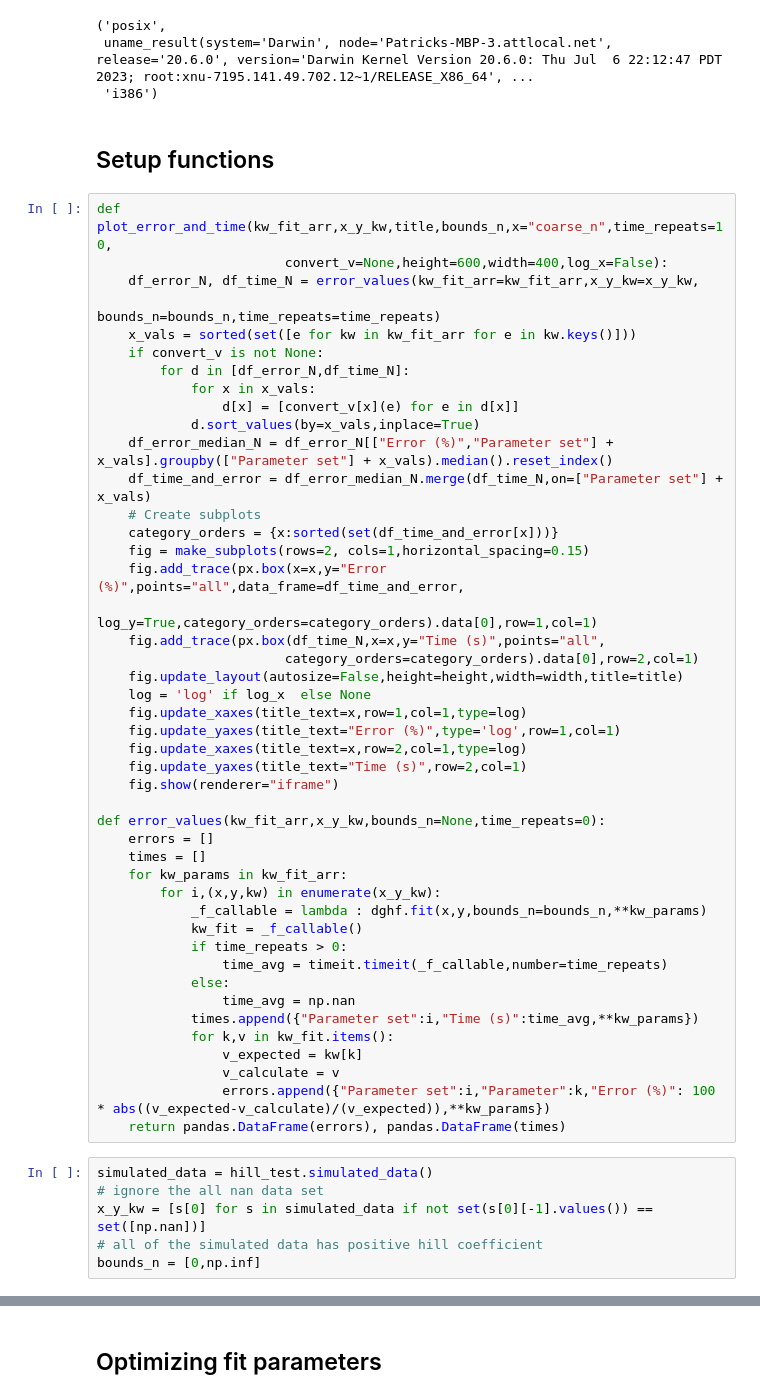
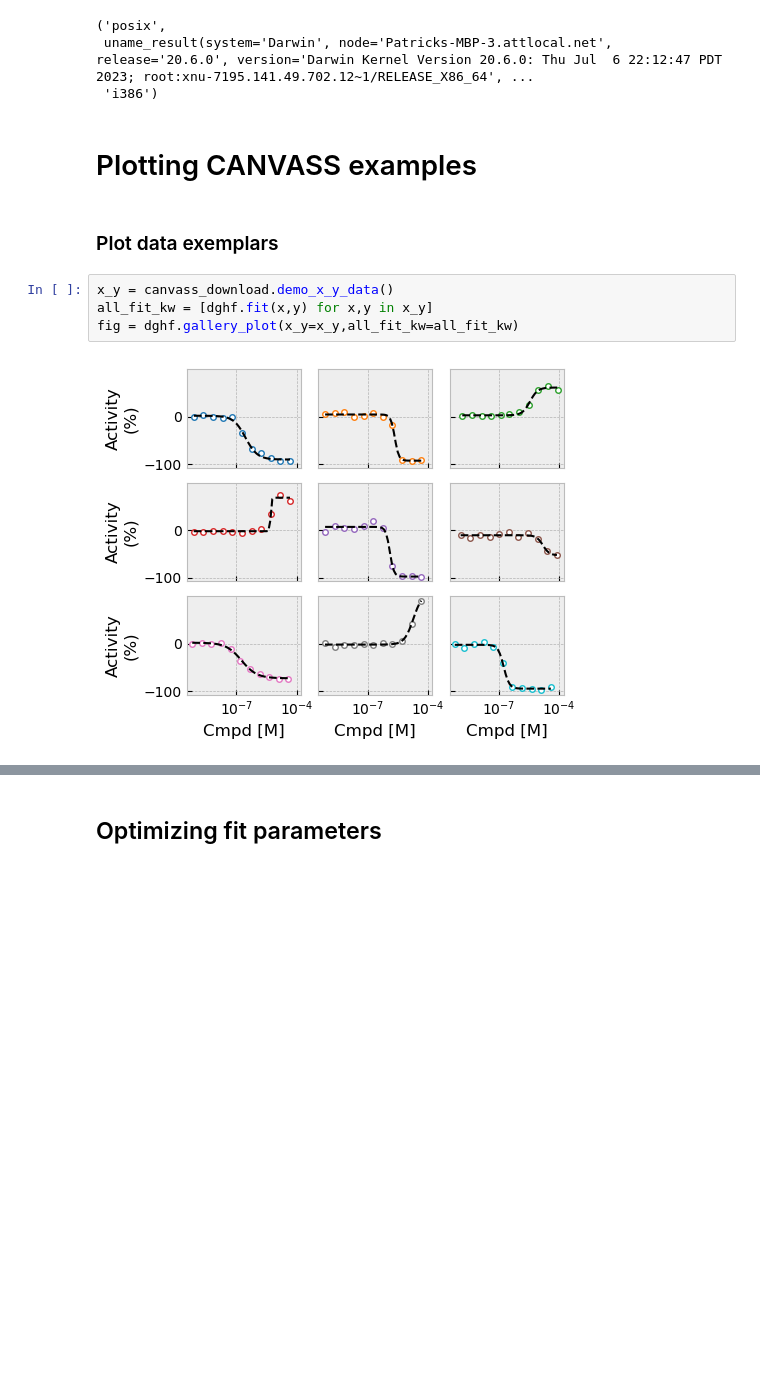
Before and after one commit to prheenan/dghf, a Jupyter notebook: example.ipynb, the cells around one changed output, grey strips where cells are left out. Saved outputs shown, nothing was run; the diff lists cells and outputs as text; blank space fills up the shorter version.

```diff
--- a/example.ipynb
+++ b/example.ipynb
@@ -33,56 +30,13 @@ os.name, platform.uname(), platform.processor()
 ('posix',
  uname_result(system='Darwin', node='Patricks-MBP-3.attlocal.net', release='20.6.0', version='Darwin Kernel Version 20.6.0: Thu Jul  6 22:12:47 PDT 2023; root:xnu-7195.141.49.702.12~1/RELEASE_X86_64', ...
  'i386')
-# %% [markdown]
-## Setup functions
-# %%
-def plot_error_and_time(kw_fit_arr,x_y_kw,title,bounds_n,x="coarse_n",time_repeats=10,
-                        convert_v=None,height=600,width=400,log_x=False):
-    df_error_N, df_time_N = error_values(kw_fit_arr=kw_fit_arr,x_y_kw=x_y_kw,
-                                         bounds_n=bounds_n,time_repeats=time_repeats)
-    x_vals = sorted(set([e for kw in kw_fit_arr for e in kw.keys()]))
-    if convert_v is not None:
-        for d in [df_error_N,df_time_N]:
-            for x in x_vals:
-                d[x] = [convert_v[x](e) for e in d[x]]
-            d.sort_values(by=x_vals,inplace=True)
-    df_error_median_N = df_error_N[["Error (%)","Parameter set"] + x_vals].groupby(["Parameter set"] + x_vals).median().reset_index()
-    df_time_and_error = df_error_median_N.merge(df_time_N,on=["Parameter set"] + x_vals)
-    # Create subplots
-    category_orders = {x:sorted(set(df_time_and_error[x]))}
-    fig = make_subplots(rows=2, cols=1,horizontal_spacing=0.15)
-    fig.add_trace(px.box(x=x,y="Error (%)",points="all",data_frame=df_time_and_error,
-                         log_y=True,category_orders=category_orders).data[0],row=1,col=1)
-    fig.add_trace(px.box(df_time_N,x=x,y="Time (s)",points="all",
-                        category_orders=category_orders).data[0],row=2,col=1)
-    fig.update_layout(autosize=False,height=height,width=width,title=title)
-    log = 'log' if log_x  else None
-    fig.update_xaxes(title_text=x,row=1,col=1,type=log)
-    fig.update_yaxes(title_text="Error (%)",type='log',row=1,col=1)
-    fig.update_xaxes(title_text=x,row=2,col=1,type=log)
-    fig.update_yaxes(title_text="Time (s)",row=2,col=1)
-    fig.show(renderer="iframe")
-
-def error_values(kw_fit_arr,x_y_kw,bounds_n=None,time_repeats=0):
-    errors = []
-    times = []
-    for kw_params in kw_fit_arr:
-        for i,(x,y,kw) in enumerate(x_y_kw):
-            _f_callable = lambda : dghf.fit(x,y,bounds_n=bounds_n,**kw_params)
-            kw_fit = _f_callable()
-            if time_repeats > 0:
-                time_avg = timeit.timeit(_f_callable,number=time_repeats)
-            else:
-                time_avg = np.nan
-            times.append({"Parameter set":i,"Time (s)":time_avg,**kw_params})
-            for k,v in kw_fit.items():
-                v_expected = kw[k]
-                v_calculate = v
-                errors.append({"Parameter set":i,"Parameter":k,"Error (%)": 100 * abs((v_expected-v_calculate)/(v_expected)),**kw_params})
-    return pandas.DataFrame(errors), pandas.DataFrame(times)
-# %%
-simulated_data = hill_test.simulated_data()
-# ignore the all nan data set
-x_y_kw = [s[0] for s in simulated_data if not set(s[0][-1].values()) == set([np.nan])]
-# all of the simulated data has positive hill coefficient
-bounds_n = [0,np.inf]
+# %% [markdown]
+# Plotting CANVASS examples
+# %% [markdown]
+### Plot data exemplars
+# %%
+x_y = canvass_download.demo_x_y_data()
+all_fit_kw = [dghf.fit(x,y) for x,y in x_y]
+fig = dghf.gallery_plot(x_y=x_y,all_fit_kw=all_fit_kw)
+# %% [output]
+[figure, added]
```
Also changed, not shown: parts of 13 cells of this notebook, 4 other files.
